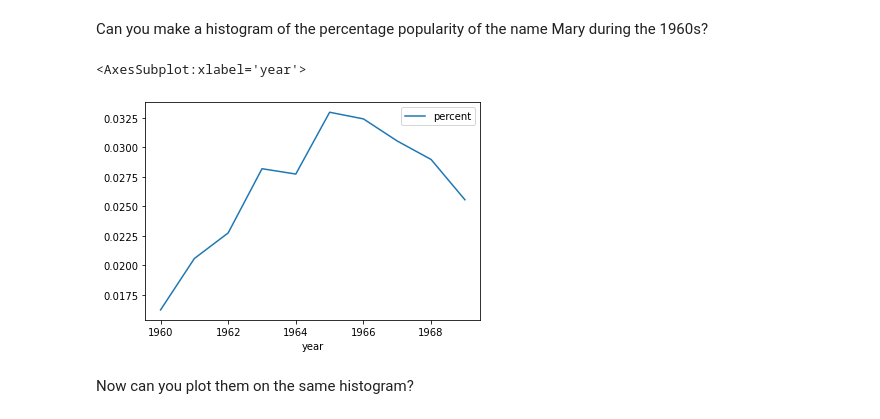
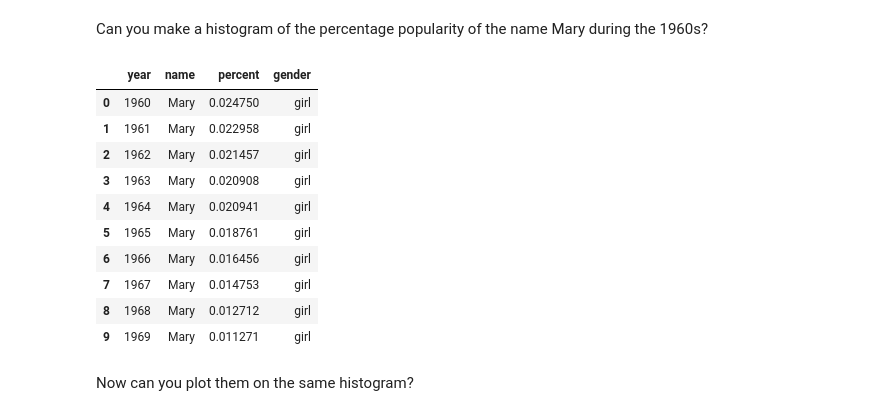
Before and after one commit to g-r-a-e-m-e/Intro-to-Astro2022, a Jupyter notebook: Week2_packages_plotting/pandas_tutorial.ipynb, the cells around one changed output. Cells and saved outputs as stored; diff of their text form; code cells hidden in the pictures.

```diff
--- a/Week2_packages_plotting/pandas_tutorial.ipynb
+++ b/Week2_packages_plotting/pandas_tutorial.ipynb
@@ -257,10 +257,20 @@ lisa_subset
 | 9 | 1969 | Lisa | 0.025556 | girl |
 # %% [markdown]
 Can you make a histogram of the percentage popularity of the name Mary during the 1960s?
-# %%
-lisa_subset.plot(x = 'year', y = 'percent')
-# %% [output]
-<AxesSubplot:xlabel='year'>
-[figure, removed]
+# %%
+mary_subset = subset[subset['name'] == 'Mary'].sort_values('year').reset_index(drop = True)
+mary_subset
+# %% [output]
+|  | year | name | percent | gender |
+| 0 | 1960 | Mary | 0.024750 | girl |
+| 1 | 1961 | Mary | 0.022958 | girl |
+| 2 | 1962 | Mary | 0.021457 | girl |
+| 3 | 1963 | Mary | 0.020908 | girl |
+| 4 | 1964 | Mary | 0.020941 | girl |
+| 5 | 1965 | Mary | 0.018761 | girl |
+| 6 | 1966 | Mary | 0.016456 | girl |
+| 7 | 1967 | Mary | 0.014753 | girl |
+| 8 | 1968 | Mary | 0.012712 | girl |
+| 9 | 1969 | Mary | 0.011271 | girl |
 # %% [markdown]
 Now can you plot them on the same histogram?
```
Also changed, not shown: parts of 4 cells of this notebook.
